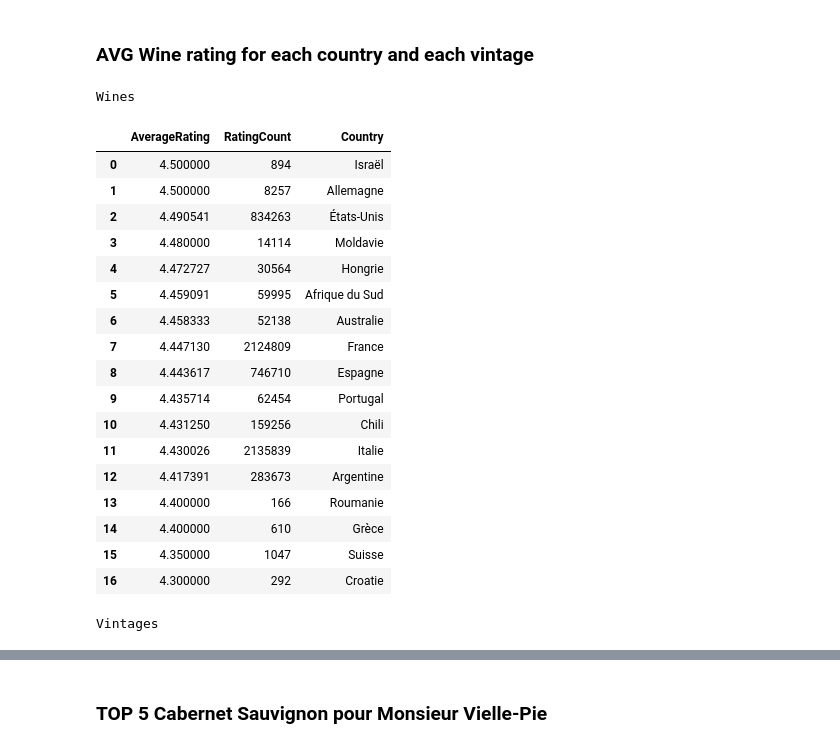
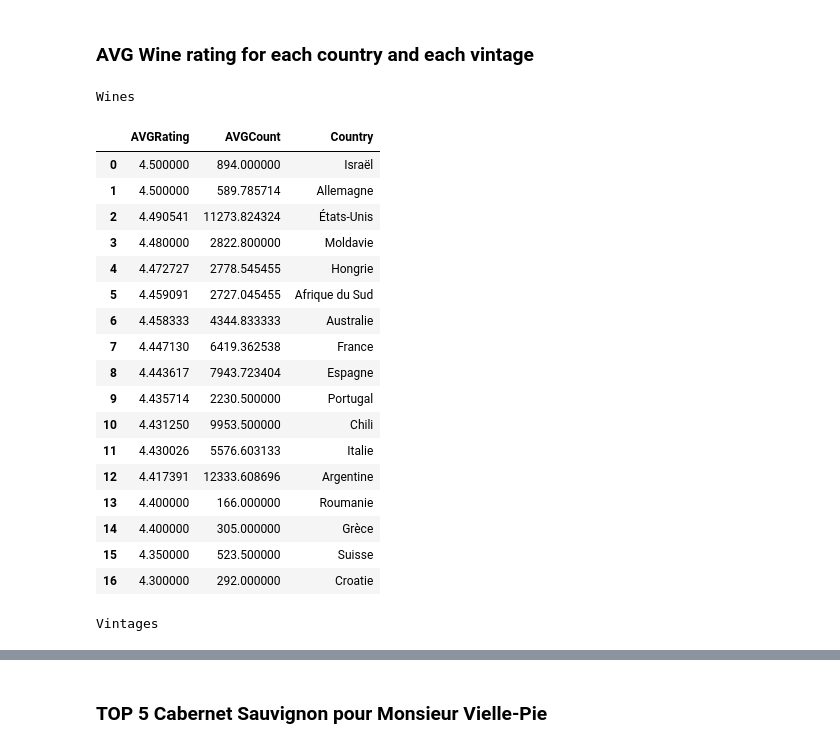
Before and after one commit to Huraqan/wiwino, a Jupyter notebook: analysis.ipynb, the cells around one changed output, grey strips where cells are left out. Drawn from its saved outputs; the diff is of its cells as text; code cells hidden in the pictures.

```diff
--- a/analysis.ipynb
+++ b/analysis.ipynb
@@ -374,8 +415,8 @@ wines_df.head(50)
 # %%
 q = """
 SELECT
-    avg(wines.ratings_average) AS AverageRating,
-    sum(wines.ratings_count) AS RatingCount,
+    AVG(wines.ratings_average) AS AVGRating,
+    AVG(wines.ratings_count) AS AVGCount,
     countries.name AS Country
 FROM
     wines
@@ -386,53 +427,53 @@ WHERE
 GROUP BY
     Country
 ORDER BY
-    AverageRating DESC
+    AVGRating DESC
 """
 
 wine_df = pd.read_sql_query(q, connection)
 
 q = """
 SELECT
-    avg(vintages.ratings_average) AS AverageRating,
-    sum(vintages.ratings_count) AS RatingCount,
+    AVG(vintages.ratings_average) AS AVGRating,
+    AVG(vintages.ratings_count) AS AVGCount,
     countries.name AS Country
 FROM
     vintages
     JOIN wines ON wines.id = vintages.wine_id
     JOIN regions ON regions.id = wines.region_id
     JOIN countries ON countries.code = regions.country_code
 WHERE
     vintages.ratings_average AND vintages.ratings_count > 0
 GROUP BY
     Country
 ORDER BY
-    AverageRating DESC
+    AVGRating DESC
 """
 
 vintages_df = pd.read_sql_query(q, connection)
 
 side_by_side({
     "Wines": wine_df,
     "Vintages": vintages_df
 })
 # %% [output]
 Wines
-|  | AverageRating | RatingCount | Country |
-| 0 | 4.500000 | 894 | Israël |
-| 1 | 4.500000 | 8257 | Allemagne |
-| 2 | 4.490541 | 834263 | États-Unis |
-| 3 | 4.480000 | 14114 | Moldavie |
-| 4 | 4.472727 | 30564 | Hongrie |
-| 5 | 4.459091 | 59995 | Afrique du Sud |
-| 6 | 4.458333 | 52138 | Australie |
-| 7 | 4.447130 | 2124809 | France |
-| 8 | 4.443617 | 746710 | Espagne |
-| 9 | 4.435714 | 62454 | Portugal |
-| 10 | 4.431250 | 159256 | Chili |
-| 11 | 4.430026 | 2135839 | Italie |
-| 12 | 4.417391 | 283673 | Argentine |
-| 13 | 4.400000 | 166 | Roumanie |
-| 14 | 4.400000 | 610 | Grèce |
-| 15 | 4.350000 | 1047 | Suisse |
-| 16 | 4.300000 | 292 | Croatie |
+|  | AVGRating | AVGCount | Country |
+| 0 | 4.500000 | 894.000000 | Israël |
+| 1 | 4.500000 | 589.785714 | Allemagne |
+| 2 | 4.490541 | 11273.824324 | États-Unis |
+| 3 | 4.480000 | 2822.800000 | Moldavie |
+| 4 | 4.472727 | 2778.545455 | Hongrie |
+| 5 | 4.459091 | 2727.045455 | Afrique du Sud |
+| 6 | 4.458333 | 4344.833333 | Australie |
+| 7 | 4.447130 | 6419.362538 | France |
+| 8 | 4.443617 | 7943.723404 | Espagne |
+| 9 | 4.435714 | 2230.500000 | Portugal |
+| 10 | 4.431250 | 9953.500000 | Chili |
+| 11 | 4.430026 | 5576.603133 | Italie |
+| 12 | 4.417391 | 12333.608696 | Argentine |
+| 13 | 4.400000 | 166.000000 | Roumanie |
+| 14 | 4.400000 | 305.000000 | Grèce |
+| 15 | 4.350000 | 523.500000 | Suisse |
+| 16 | 4.300000 | 292.000000 | Croatie |
 Vintages
```
Also changed, not shown: parts of 7 cells of this notebook, 1 other file.
